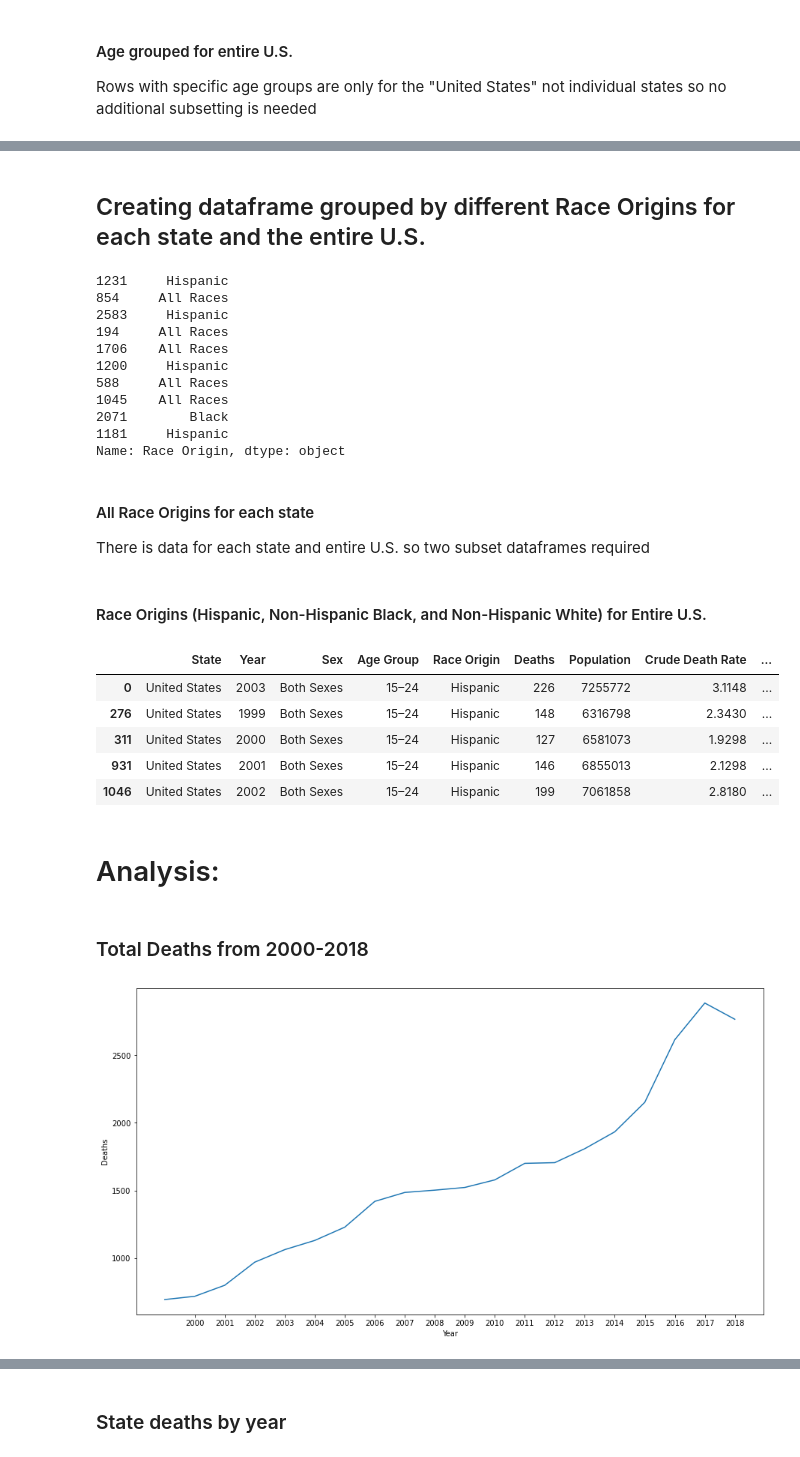
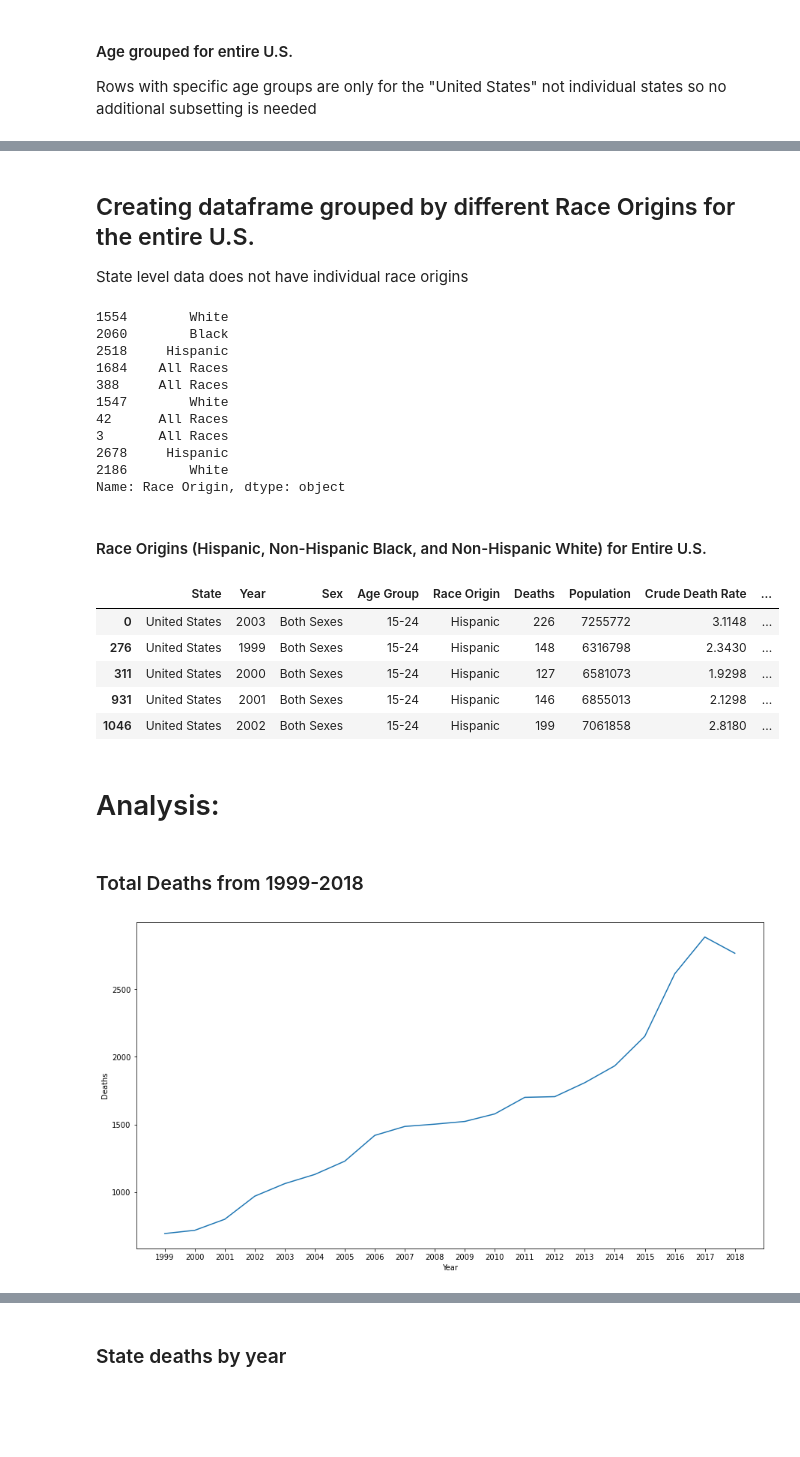
Before and after one commit to cwaggles/TOOL1_FINAL_PROJECT, a Jupyter notebook: Data Science Tools 1 - Final Project.ipynb, the cells around one changed output, grey strips where cells are left out. Saved outputs shown, nothing was run; the diff lists cells and outputs as text; code cells hidden in the pictures; blank space fills up the shorter version.

```diff
--- a/Data Science Tools 1 - Final Project.ipynb
+++ b/Data Science Tools 1 - Final Project.ipynb
@@ -47,0 +49,4 @@ All datatypes are valid for each column so no need for conversion
+# %%
+drug_mort['Population'] = drug_mort['Population'].str.replace(',', '') #need to remove commas from population
+drug_mort["Population"] = pd.to_numeric(drug_mort["Population"]) #change to int
+drug_mort["Population"].head()
@@ -105,0 +120,5 @@ dtype: int64
+# %%
+#Using String Regex to replace missing symbols with dash symbol (-)
+drug_mort['Age Group'] = drug_mort['Age Group'].str.replace(r'�"', '-')
+drug_mort['State Crude Rate in Range'] = drug_mort['State Crude Rate in Range'].str.replace(r'�"', '-')
+drug_mort.head()
@@ -133,24 +166,22 @@ all_ages_state = drug_mort[drug_mort["Age Group"]=="All Ages"]
 all_ages_state = all_ages_state[all_ages_state["State"]!="United States"]
 #all_ages_state.head()
 # %% [markdown]
-## Creating dataframe grouped by different Race Origins for each state and the entire U.S.
+## Creating dataframe grouped by different Race Origins for the entire U.S.
+State level data does not have individual race origins
 # %%
 #use to see the different Race Origins in column
 drug_mort['Race Origin'].sample(10)
 # %% [output]
-1231     Hispanic
-854     All Races
-2583     Hispanic
-194     All Races
-1706    All Races
-1200     Hispanic
-588     All Races
-1045    All Races
-2071        Black
-1181     Hispanic
+1554        White
+2060        Black
+2518     Hispanic
+1684    All Races
+388     All Races
+1547        White
+42      All Races
+3       All Races
+2678     Hispanic
+2186        White
 Name: Race Origin, dtype: object
-# %% [markdown]
-#### All Race Origins for each state
-There is data for each state and entire U.S. so two subset dataframes required
 # %% [markdown]
 ####  Race Origins (Hispanic, Non-Hispanic Black, and Non-Hispanic White) for Entire U.S.
@@ -165,21 +191,22 @@ other_races_US = drug_mort[drug_mort['Race Origin']!="All Races"]
 other_races_US.head()
 # %% [output]
 |  | State | Year | Sex | Age Group | Race Origin | Deaths | Population | Crude Death Rate | ... |
-| 0 | United States | 2003 | Both Sexes | 15–24 | Hispanic | 226 | 7255772 | 3.1148 | ... |
-| 276 | United States | 1999 | Both Sexes | 15–24 | Hispanic | 148 | 6316798 | 2.3430 | ... |
-| 311 | United States | 2000 | Both Sexes | 15–24 | Hispanic | 127 | 6581073 | 1.9298 | ... |
-| 931 | United States | 2001 | Both Sexes | 15–24 | Hispanic | 146 | 6855013 | 2.1298 | ... |
-| 1046 | United States | 2002 | Both Sexes | 15–24 | Hispanic | 199 | 7061858 | 2.8180 | ... |
+| 0 | United States | 2003 | Both Sexes | 15-24 | Hispanic | 226 | 7255772 | 3.1148 | ... |
+| 276 | United States | 1999 | Both Sexes | 15-24 | Hispanic | 148 | 6316798 | 2.3430 | ... |
+| 311 | United States | 2000 | Both Sexes | 15-24 | Hispanic | 127 | 6581073 | 1.9298 | ... |
+| 931 | United States | 2001 | Both Sexes | 15-24 | Hispanic | 146 | 6855013 | 2.1298 | ... |
+| 1046 | United States | 2002 | Both Sexes | 15-24 | Hispanic | 199 | 7061858 | 2.8180 | ... |
 # %% [markdown]
 # Analysis:
 # %% [markdown]
-### Total Deaths from 2000-2018
+### Total Deaths from 1999-2018
 # %%
+%matplotlib inline
 plt.figure(figsize=(15,8))
 sb.lineplot(x = "Year", y = "Deaths", ci=None, data=age_grouped_us)
-x_ticks = np.arange(2000, 2019, 1)
+x_ticks = np.arange(1999, 2019, 1)
 plt.xticks(x_ticks)
 plt.show()
 # %% [output]
-[figure, old version]
+[figure, new version]
 # %% [markdown]
```
Also changed, not shown: parts of 25 cells of this notebook.
